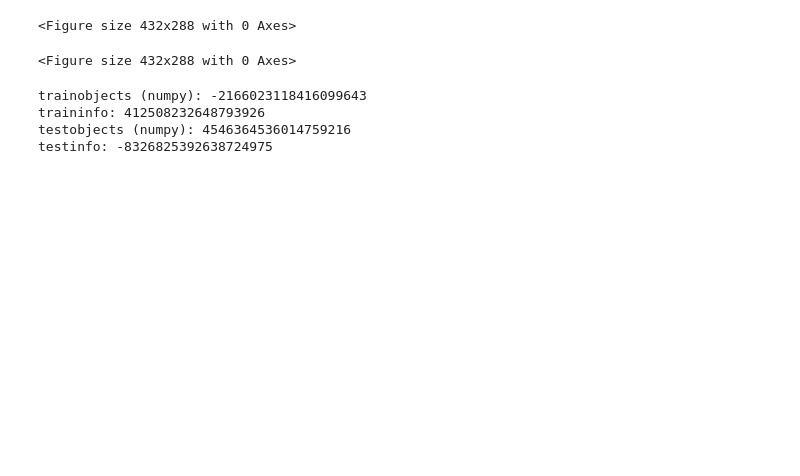
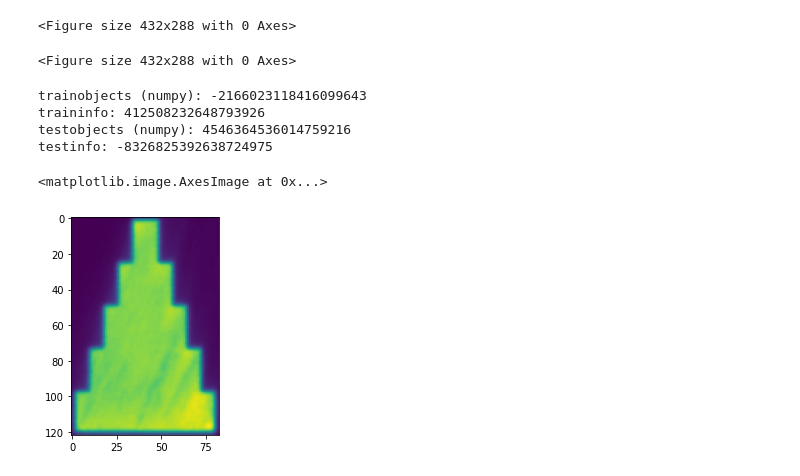
Before and after one commit to ErikSievers/thesis, a Jupyter notebook: final-notebook-v3.ipynb, the cells around one changed output. Drawn from its saved outputs; the diff is of its cells as text; code cells hidden in the pictures; blank space fills up the shorter version.

```diff
--- a/final-notebook-v3.ipynb
+++ b/final-notebook-v3.ipynb
@@ -372,0 +379,5 @@ trainobjectinfo.to_csv("v3train.csv", index=False, header=True)
+# %%
+plt.imshow(trainobjects[0][0])
+# %% [output]
+<matplotlib.image.AxesImage at 0x...>
+[figure, added]
```
Also changed, not shown: parts of 4 cells of this notebook, 4 other files.
